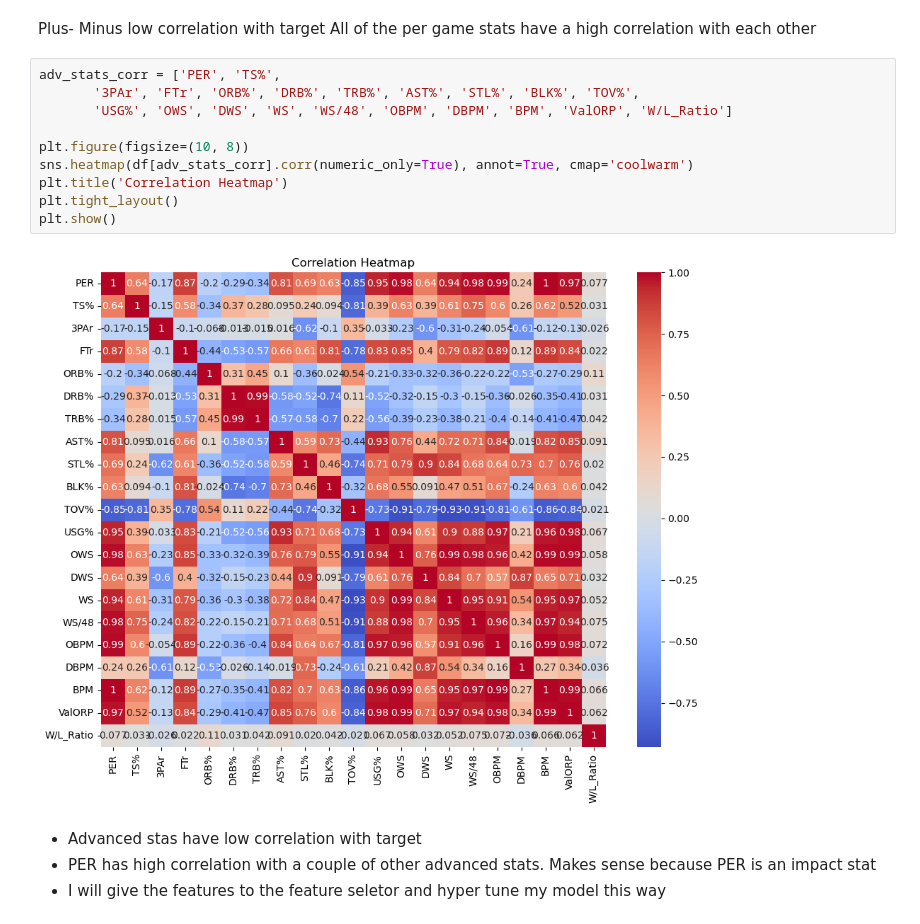
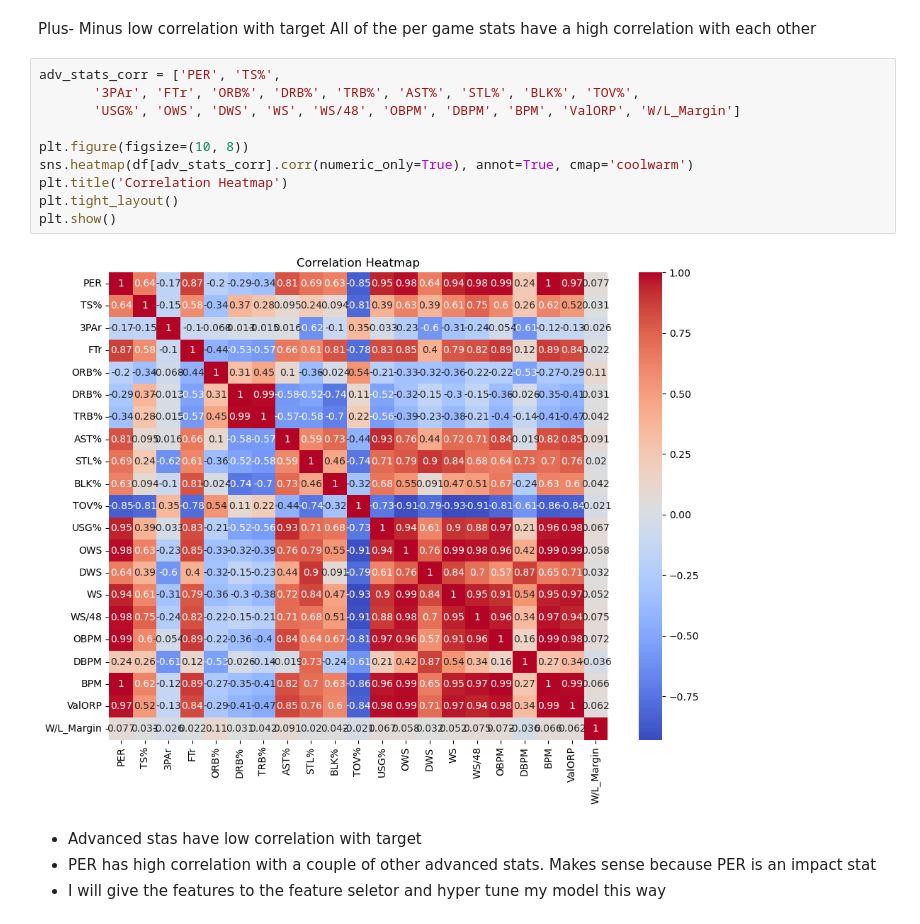
Before and after one commit to sabrinasayed99/Ph4_NBA_Player_Performance, a Jupyter notebook: EDA.ipynb, the cells around one changed output. Saved outputs shown, nothing was run; the diff lists cells and outputs as text.

Commit message:
final visualizations, analysis, tuning, and conclusions

```diff
--- a/EDA.ipynb
+++ b/EDA.ipynb
@@ -77,15 +78,15 @@ All of the per game stats have a high correlation with each other
 # %%
 adv_stats_corr = ['PER', 'TS%',
        '3PAr', 'FTr', 'ORB%', 'DRB%', 'TRB%', 'AST%', 'STL%', 'BLK%', 'TOV%',
-       'USG%', 'OWS', 'DWS', 'WS', 'WS/48', 'OBPM', 'DBPM', 'BPM', 'ValORP', 'W/L_Ratio']
+       'USG%', 'OWS', 'DWS', 'WS', 'WS/48', 'OBPM', 'DBPM', 'BPM', 'ValORP', 'W/L_Margin']
 
 plt.figure(figsize=(10, 8))
 sns.heatmap(df[adv_stats_corr].corr(numeric_only=True), annot=True, cmap='coolwarm')
 plt.title('Correlation Heatmap')
 plt.tight_layout()
 plt.show()
 # %% [output]
-[figure, old version]
+[figure, new version]
 # %% [markdown]
 - Advanced stas have low correlation with target
 - PER has high correlation with a couple of other advanced stats. Makes sense because PER is an impact stat
```
Also changed, not shown: parts of 30 cells of this notebook, 16 other files.
